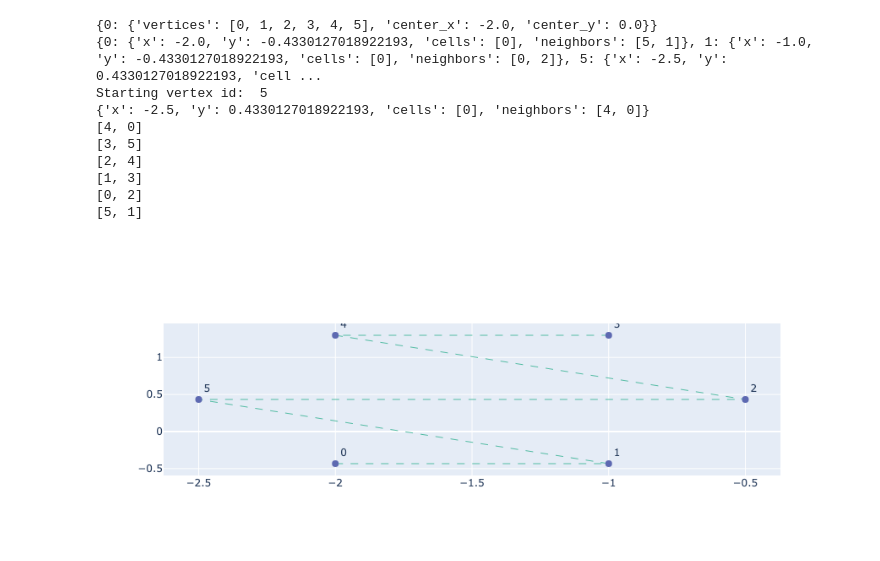
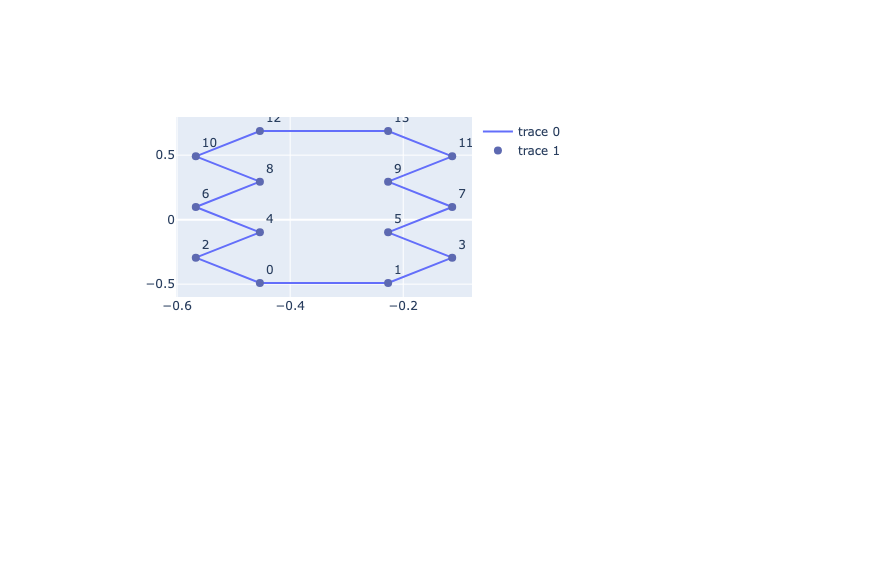
Before and after one commit to frenebo/VMToolkit_pjk, a Jupyter notebook: 2024_tests/plot_progress.ipynb, the cells around one changed output. Drawn from its saved outputs; the diff is of its cells as text; code cells hidden in the pictures; blank space fills up the shorter version.

Commit message:
finally have hexagon setup working...

```diff
--- a/2024_tests/plot_progress.ipynb
+++ b/2024_tests/plot_progress.ipynb
@@ -32,30 +32,19 @@ from tissue_builder.hexagonal import HexagonalCellMesh
 # %%
 import json
 
-cm = HexagonalCellMesh(
-    side_length=1.0,
-    box_lx=3,
-    box_ly=3,
-)
-cm.set_all_A0(1)
-cm.set_all_P0(1)
-cm.build_vm_mesh("../scratch/nb_example.json")
+# cm = HexagonalCellMesh(
+#     side_length=1.0,
+#     box_lx=3,
+#     box_ly=3,
+# )
+# cm.set_all_A0(1)
+# cm.set_all_P0(1)
+# cm.build_vm_mesh("../scratch/nb_example.json")
 
-with open("../scratch/nb_example.json") as f:
+with open("../scratch/example.json") as f:
     exam_obj = json.load(f)
 
 # exam_obj
-# %% [output]
-{0: {'vertices': [0, 1, 2, 3, 4, 5], 'center_x': -2.0, 'center_y': 0.0}}
-{0: {'x': -2.0, 'y': -0.4330127018922193, 'cells': [0], 'neighbors': [5, 1]}, 1: {'x': -1.0, 'y': -0.4330127018922193, 'cells': [0], 'neighbors': [0, 2]}, 5: {'x': -2.5, 'y': 0.4330127018922193, 'cell ...
-Starting vertex id:  5
-{'x': -2.5, 'y': 0.4330127018922193, 'cells': [0], 'neighbors': [4, 0]}
-[4, 0]
-[3, 5]
-[2, 4]
-[1, 3]
-[0, 2]
-[5, 1]
 # %%
 import plotly.graph_objects as go
 import pandas as pd
@@ -71,34 +60,47 @@ for vtx in exam_obj['mesh']['vertices']:
         "x": vtx['r'][0],
         "y": vtx['r'][1],
     })
 df = pd.DataFrame(df_data)
-df
+boundary_data = []
+# for
+bound_faces = [f for f in exam_obj['mesh']['faces'] if f['outer']]
+if len(bound_faces) != 1:
+    raise Exception()
+for v in bound_faces[0]['vertices'] + [bound_faces[0]['vertices'][0]]:
+    vtx = exam_obj['mesh']['vertices'][v]
+    boundary_data.append({
+        "x": vtx['r'][0],
+        'y': vtx['r'][1],
+    })
+boundary_df = pd.DataFrame(boundary_data)
 # layout = dict(plot_bgcolor='white',
 #               margin=dict(t=20, l=20, r=20, b=20),
 #               xaxis=dict(title='World Rank',
 #                          range=[0.9, 5.5],
 #                          linecolor='#d9d9d9',
 #                          showgrid=False,
 #                          mirror=True),
 #               yaxis=dict(title='Citations',
 #                          range=[95.5, 99.5],
 #                          linecolor='#d9d9d9',
 #                          showgrid=False,
 #                          mirror=True))
 
 data = go.Scatter(x=df['x'],
                   y=df['y'],
                   text=df['vtx_id'],
                   textposition='top right',
                   # textfont=dict(color='#E58606'),
-                  mode='lines+markers+text',
+                  mode='markers+text',
                   marker=dict(color='#5D69B1', size=8),
                   line=dict(color='#52BCA3', width=1, dash='dash'),
                   # name='citations'
                  )
 
-fig = go.Figure(data=data)
+boundary_plot = go.Scatter(x=boundary_df['x'],y=boundary_df['y'],mode='lines')
+
+fig = go.Figure(data=[boundary_plot, data])
 
 fig.show()
 # %% [output]
-[figure, old version]
+[figure, new version]
```
Also changed, not shown: parts of 1 cell of this notebook, 2 other files.
